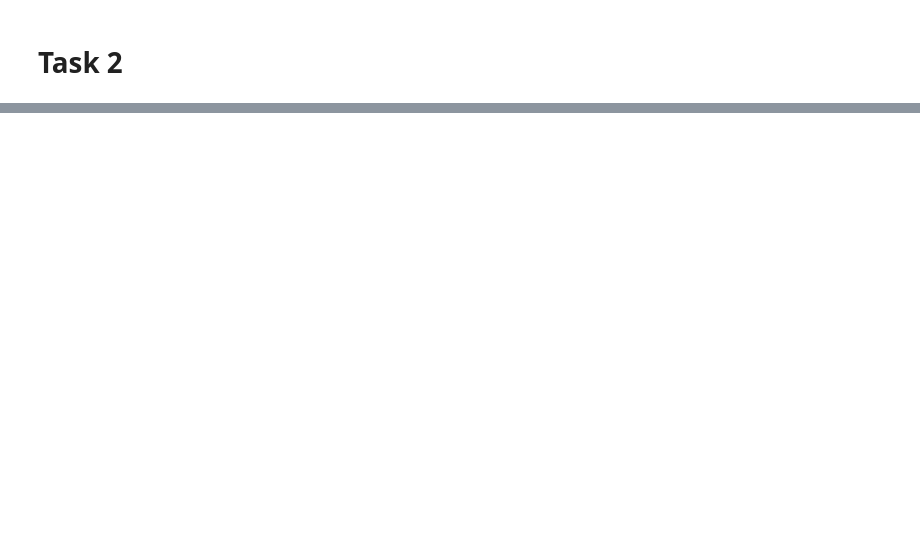
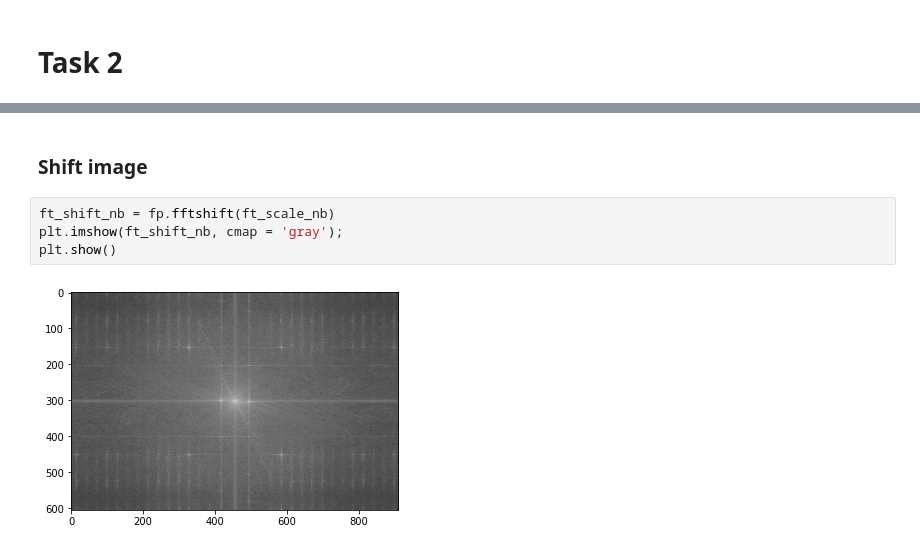
Before and after one commit to faisaladisoe/image-processing-lab, a Jupyter notebook: Lab 2/source code/Lab2_1906293184_MuhammadFaisalAdiSoesatyo.ipynb, the cells around one changed output, grey strips where cells are left out. Drawn from its saved outputs; the diff is of its cells as text; blank space fills up the shorter version.

```diff
--- a/Lab 2/source code/Lab2_1906293184_MuhammadFaisalAdiSoesatyo.ipynb
+++ b/Lab 2/source code/Lab2_1906293184_MuhammadFaisalAdiSoesatyo.ipynb
@@ -213,0 +270,8 @@ TODO
+# %% [markdown]
+### Shift image
+# %%
+ft_shift_nb = fp.fftshift(ft_scale_nb)
+plt.imshow(ft_shift_nb, cmap = 'gray');
+plt.show()
+# %% [output]
+[figure, added]
```
Also changed, not shown: parts of 34 cells of this notebook.
